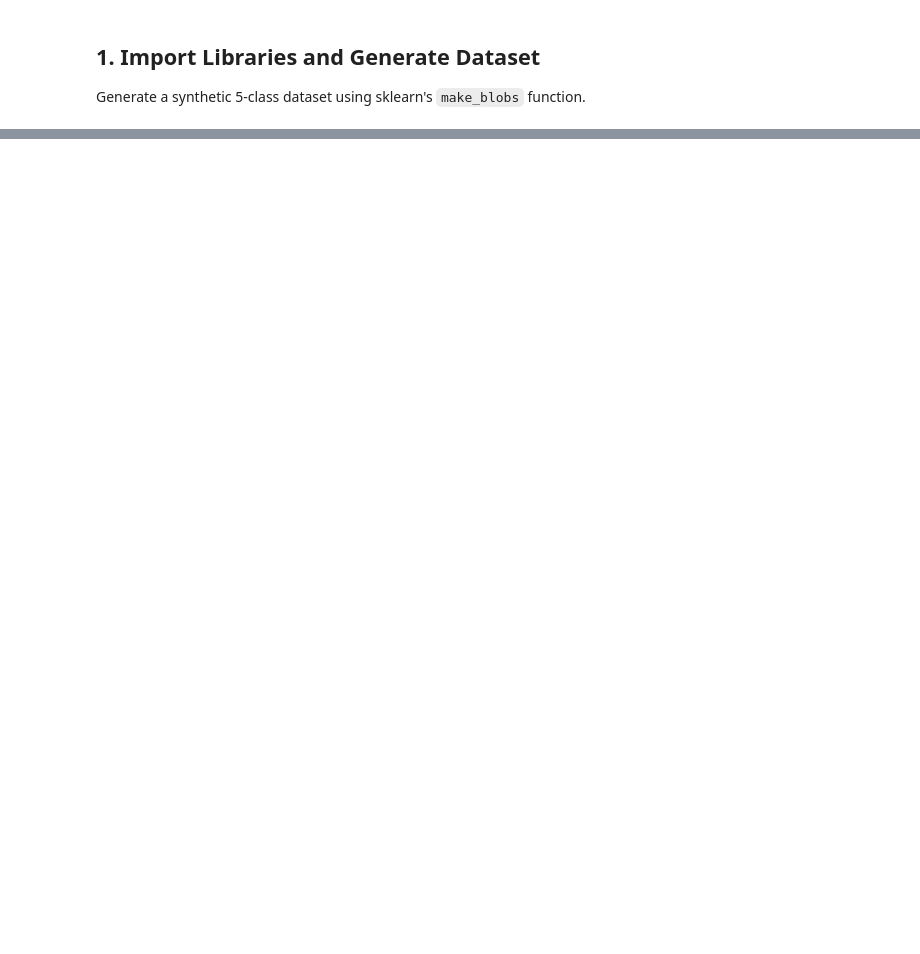
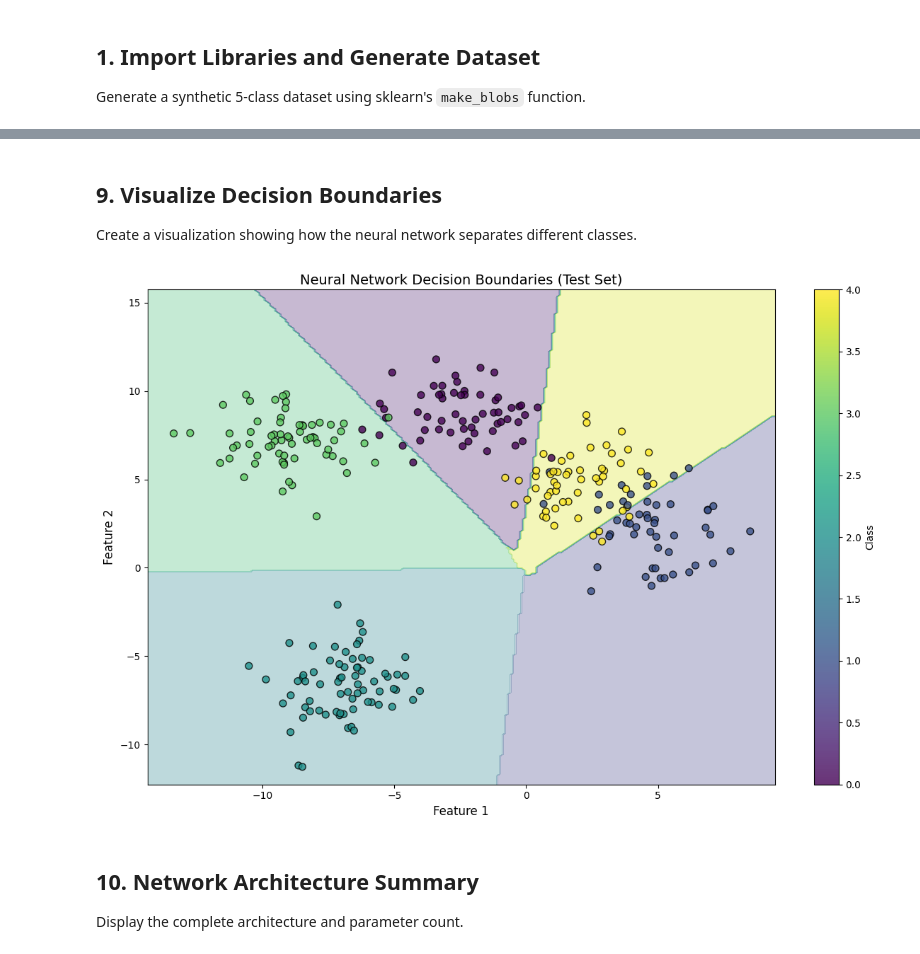
Before and after one commit to fahimalshihab/CVPR, a Jupyter notebook: MID/Neural_Network.ipynb, the cells around one changed output, grey strips where cells are left out. Saved outputs shown, nothing was run; the diff lists cells and outputs as text; code cells hidden in the pictures; blank space fills up the shorter version.

```diff
--- a/MID/Neural_Network.ipynb
+++ b/MID/Neural_Network.ipynb
@@ -39,0 +317,32 @@ print(f"Class distribution: {np.bincount(y)}")
+# %% [markdown]
+## 9. Visualize Decision Boundaries
+
+Create a visualization showing how the neural network separates different classes.
+# %%
+# Create mesh grid
+h = 0.1
+x_min, x_max = X[:, 0].min() - 1, X[:, 0].max() + 1
+y_min, y_max = X[:, 1].min() - 1, X[:, 1].max() + 1
+xx, yy = np.meshgrid(np.arange(x_min, x_max, h), np.arange(y_min, y_max, h))
+
+# Predict on mesh
+Z = nn.predict(np.c_[xx.ravel(), yy.ravel()])
+Z = Z.reshape(xx.shape)
+
+# Plot
+plt.figure(figsize=(12, 8))
+plt.contourf(xx, yy, Z, alpha=0.3, cmap='viridis')
+scatter = plt.scatter(X_test[:, 0], X_test[:, 1], c=y_test, cmap='viridis',
+                     edgecolors='k', s=50, alpha=0.8)
+plt.colorbar(scatter, label='Class')
+plt.xlabel('Feature 1', fontsize=12)
+plt.ylabel('Feature 2', fontsize=12)
+plt.title('Neural Network Decision Boundaries (Test Set)', fontsize=14)
+plt.tight_layout()
+plt.show()
+# %% [output]
+[figure, added]
+# %% [markdown]
+## 10. Network Architecture Summary
+
+Display the complete architecture and parameter count.
```
Also changed, not shown: parts of 18 cells of this notebook.
